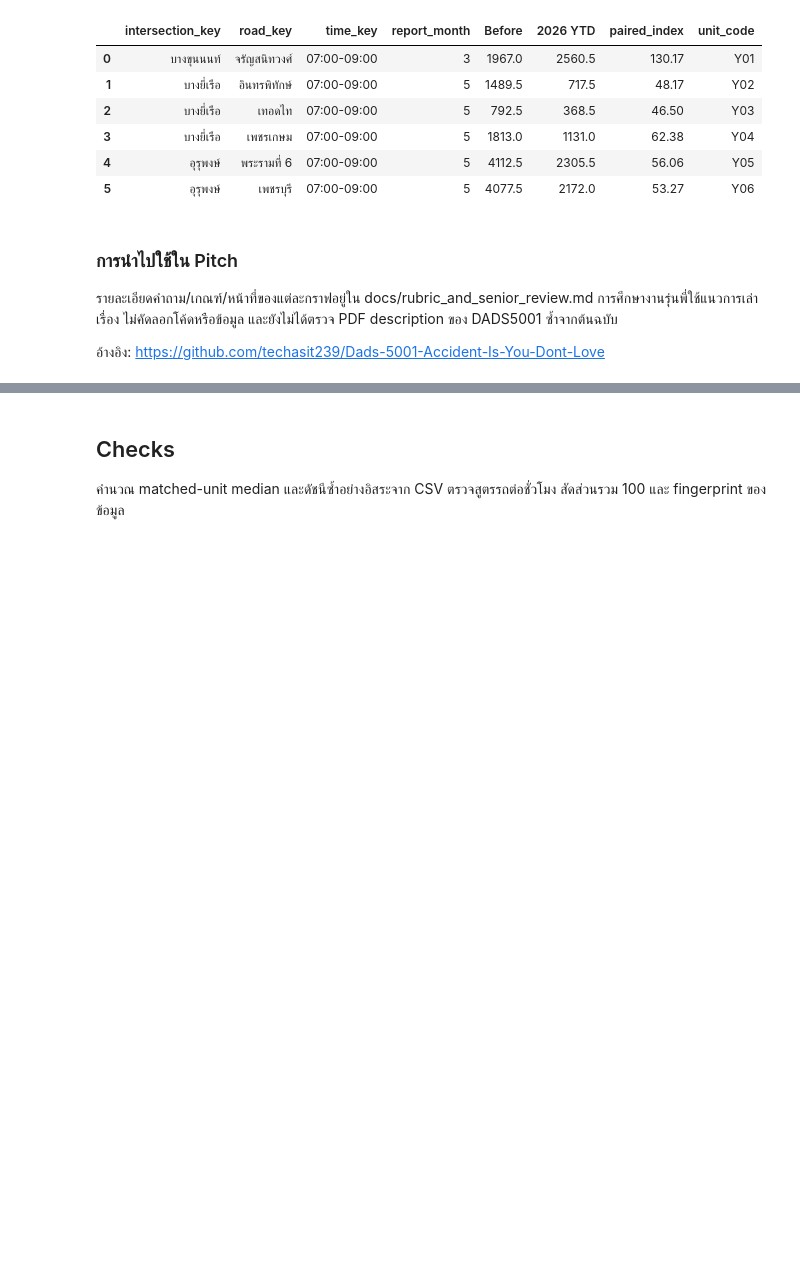
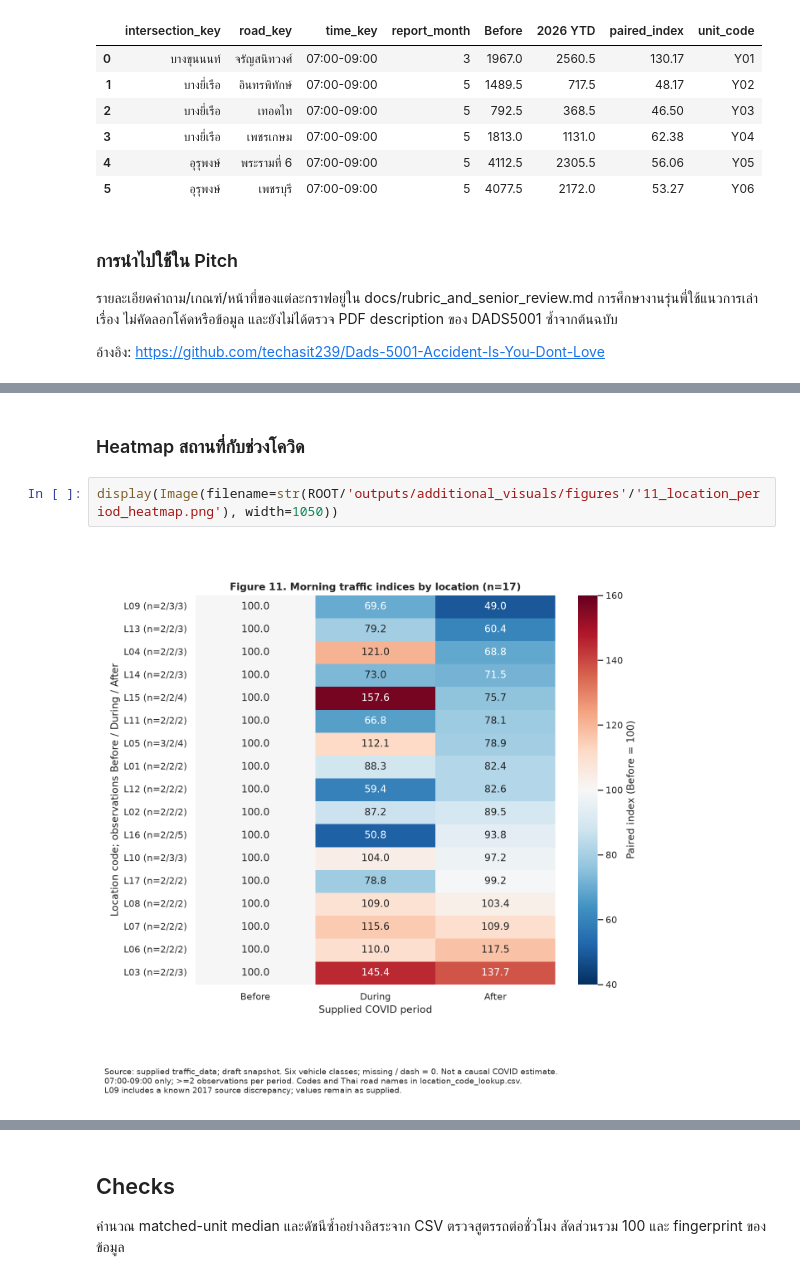
Before and after one commit to Aphatsara-Khangkhet/DADS5001-BKK-Flow, a Jupyter notebook: 02_eda_and_visualization.ipynb, the cells around one changed output, grey strips where cells are left out. Saved outputs shown, nothing was run; the diff lists cells and outputs as text; blank space fills up the shorter version.

```diff
--- a/02_eda_and_visualization.ipynb
+++ b/02_eda_and_visualization.ipynb
@@ -194,0 +236,6 @@ display(pd.read_csv(OUT/'year2026_matched_month_units.csv').round(2))
+# %% [markdown]
+### Heatmap สถานที่กับช่วงโควิด
+# %%
+display(Image(filename=str(ROOT/'outputs/additional_visuals/figures'/'11_location_period_heatmap.png'), width=1050))
+# %% [output]
+[figure, added]
```
Also changed, not shown: parts of 13 cells of this notebook, 1 other file.
